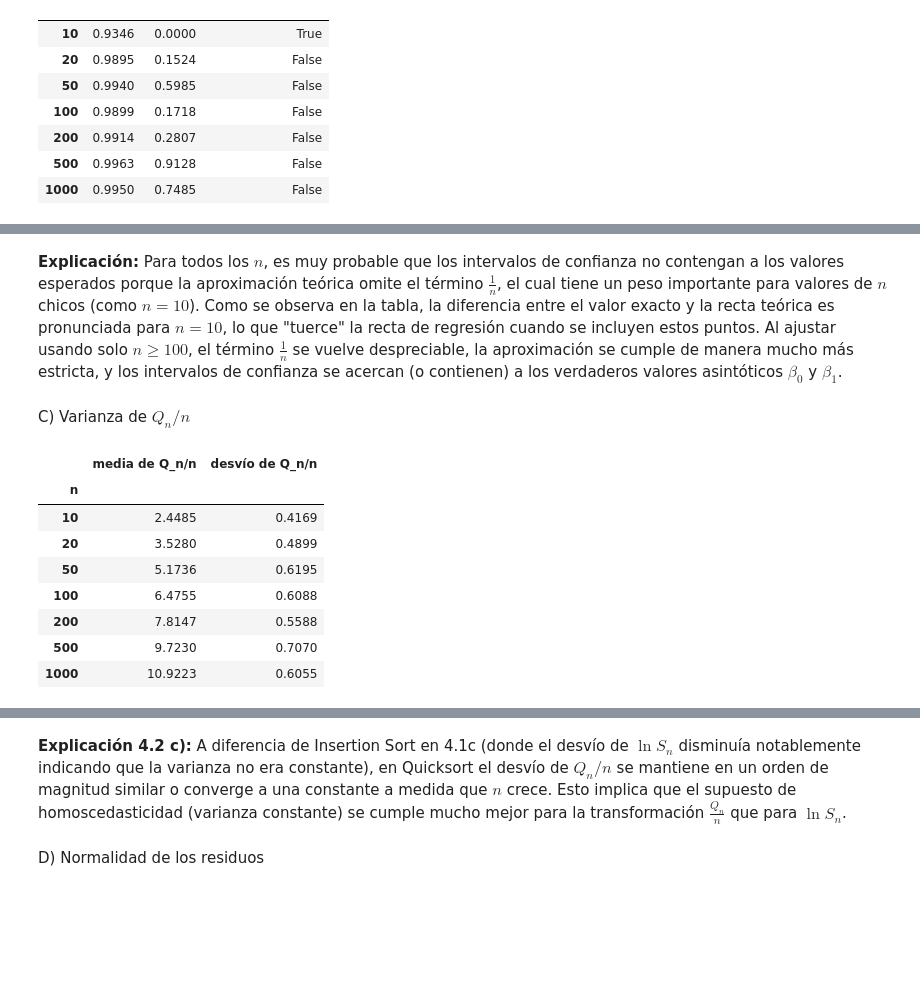
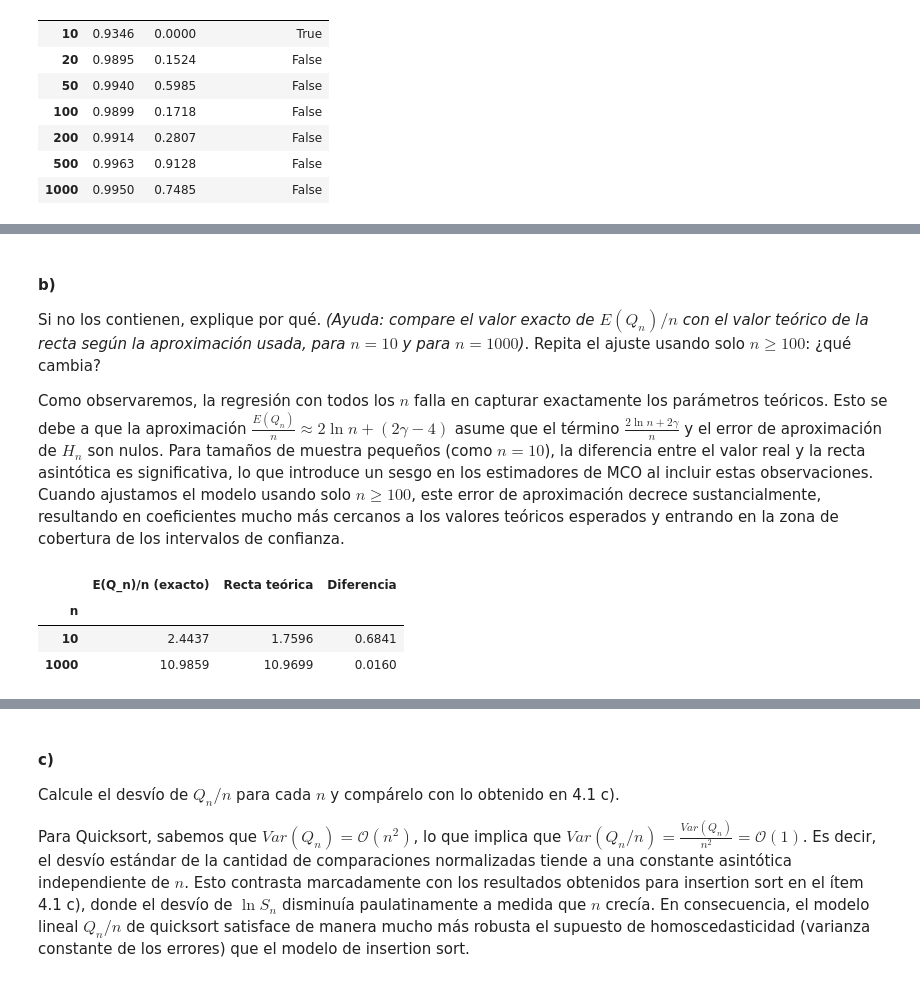
Before and after one commit to fdllrs/estadistica-computacional-tp, a Jupyter notebook: bloque4.ipynb, the cells around one changed output, grey strips where cells are left out. Saved outputs shown, nothing was run; the diff lists cells and outputs as text; code cells hidden in the pictures; blank space fills up the shorter version.

```diff
--- a/bloque4.ipynb
+++ b/bloque4.ipynb
@@ -282,27 +287,40 @@ Valores esperados asintóticos: β0 = -2.8456, β1 = 2.0000
-# %% [markdown]
-**Explicación:**
-Para todos los $n$, es muy probable que los intervalos de confianza no contengan a los valores esperados porque la aproximación teórica omite el término $\frac{1}{n}$, el cual tiene un peso importante para valores de $n$ chicos (como $n=10$). Como se observa en la tabla, la diferencia entre el valor exacto y la recta teórica es pronunciada para $n=10$, lo que "tuerce" la recta de regresión cuando se incluyen estos puntos.
-Al ajustar usando solo $n \ge 100$, el término $\frac{1}{n}$ se vuelve despreciable, la aproximación se cumple de manera mucho más estricta, y los intervalos de confianza se acercan (o contienen) a los verdaderos valores asintóticos $\beta_0$ y $\beta_1$.
 # %% [markdown]
-C) Varianza de $Q_n/n$
+#### b)
+Si no los contienen, explique por qué. *(Ayuda: compare el valor exacto de $E(Q_n)/n$ con el valor teórico de la recta según la aproximación usada, para $n = 10$ y para $n = 1000$)*. Repita el ajuste usando solo $n \ge 100$: ¿qué cambia?
+
+Como observaremos, la regresión con todos los $n$ falla en capturar exactamente los parámetros teóricos. Esto se debe a que la aproximación $\frac{E(Q_n)}{n} \approx 2\ln n + (2\gamma - 4)$ asume que el término $\frac{2\ln n + 2\gamma}{n}$ y el error de aproximación de $H_n$ son nulos. Para tamaños de muestra pequeños (como $n=10$), la diferencia entre el valor real y la recta asintótica es significativa, lo que introduce un sesgo en los estimadores de MCO al incluir estas observaciones. Cuando ajustamos el modelo usando solo $n \ge 100$, este error de aproximación decrece sustancialmente, resultando en coeficientes mucho más cercanos a los valores teóricos esperados y entrando en la zona de cobertura de los intervalos de confianza.
 # %%
-filas_q_c = []
-for m in ns:
-    q_n_n = np.array(qn_tamanos[m]) / m
-    filas_q_c.append({
-        "n": m,
-        "media de Q_n/n": q_n_n.mean(),
-        "desvío de Q_n/n": q_n_n.std(ddof=1)
-    })
-tabla_42c = pd.DataFrame(filas_q_c).set_index("n")
-display(tabla_42c.round(4))
+# %% 4.2 b) Comparación y ajuste para n >= 100
+def H_n(m):
+    return np.sum(1.0 / np.arange(1, m + 1))
+
+def eq_sobre_n_exacto(m):
+    return 2.0 * (m + 1.0) * H_n(m) / m - 4.0
+
+def recta_teorica(m):
+    return b0_esperado + b1_esperado * np.log(m)
+
+# Comparación para n=10 y n=1000
+comp_n = [10, 1000]
+df_comp = pd.DataFrame({
+    "n": comp_n,
+    "E(Q_n)/n (exacto)": [eq_sobre_n_exacto(m) for m in comp_n],
+    "Recta teórica": [recta_teorica(m) for m in comp_n],
+})
+df_comp["Diferencia"] = df_comp["E(Q_n)/n (exacto)"] - df_comp["Recta teórica"]
+display(df_comp.set_index("n").round(4))
+
+# Ajuste con n >= 100
+x_q_100, y_q_100 = datos_quicksort([m for m in ns if m >= 100])
+r_q_100 = ols(x_q_100, y_q_100)
+
+tabla_42b = pd.DataFrame([
+    fila_regresion_42(r_q_todos, "todos los n", b0_esperado, b1_esperado),
+    fila_regresion_42(r_q_100, "n >= 100", b0_esperado, b1_esperado)
+]).set_index("Ajuste")
+display(tabla_42b)
 # %% [output]
-|  | media de Q_n/n | desvío de Q_n/n |
-| n |  |  |
-| 10 | 2.4485 | 0.4169 |
-| 20 | 3.5280 | 0.4899 |
-| 50 | 5.1736 | 0.6195 |
-| 100 | 6.4755 | 0.6088 |
-| 200 | 7.8147 | 0.5588 |
-| 500 | 9.7230 | 0.7070 |
-| 1000 | 10.9223 | 0.6055 |
+|  | E(Q_n)/n (exacto) | Recta teórica | Diferencia |
+| n |  |  |  |
+| 10 | 2.4437 | 1.7596 | 0.6841 |
+| 1000 | 10.9859 | 10.9699 | 0.0160 |
@@ -309,6 +331,6 @@ display(tabla_42c.round(4))
 # %% [markdown]
-**Explicación 4.2 c):**
-A diferencia de Insertion Sort en 4.1c (donde el desvío de $\ln S_n$ disminuía notablemente indicando que la varianza no era constante), en Quicksort el desvío de $Q_n/n$ se mantiene en un orden de magnitud similar o converge a una constante a medida que $n$ crece. Esto implica que el supuesto de homoscedasticidad (varianza constante) se cumple mucho mejor para la transformación $\frac{Q_n}{n}$ que para $\ln S_n$.
+#### c)
+Calcule el desvío de $Q_n / n$ para cada $n$ y compárelo con lo obtenido en 4.1 c).
+
+Para Quicksort, sabemos que $Var(Q_n) = \mathcal{O}(n^2)$, lo que implica que $Var(Q_n/n) = \frac{Var(Q_n)}{n^2} = \mathcal{O}(1)$. Es decir, el desvío estándar de la cantidad de comparaciones normalizadas tiende a una constante asintótica independiente de $n$. Esto contrasta marcadamente con los resultados obtenidos para insertion sort en el ítem 4.1 c), donde el desvío de $\ln S_n$ disminuía paulatinamente a medida que $n$ crecía. En consecuencia, el modelo lineal $Q_n/n$ de quicksort satisface de manera mucho más robusta el supuesto de homoscedasticidad (varianza constante de los errores) que el modelo de insertion sort.
-# %% [markdown]
-D) Normalidad de los residuos
 # %%
```
Also changed, not shown: parts of 6 cells of this notebook.
